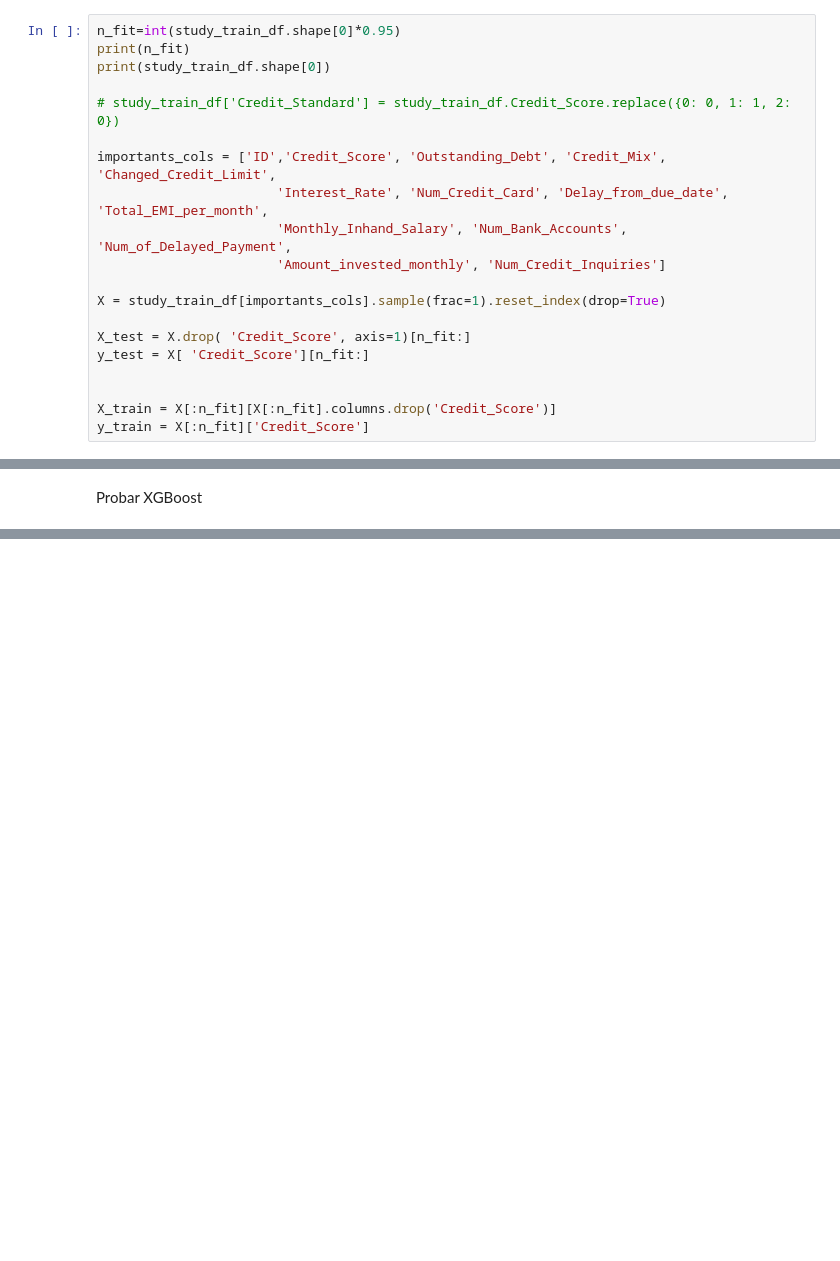
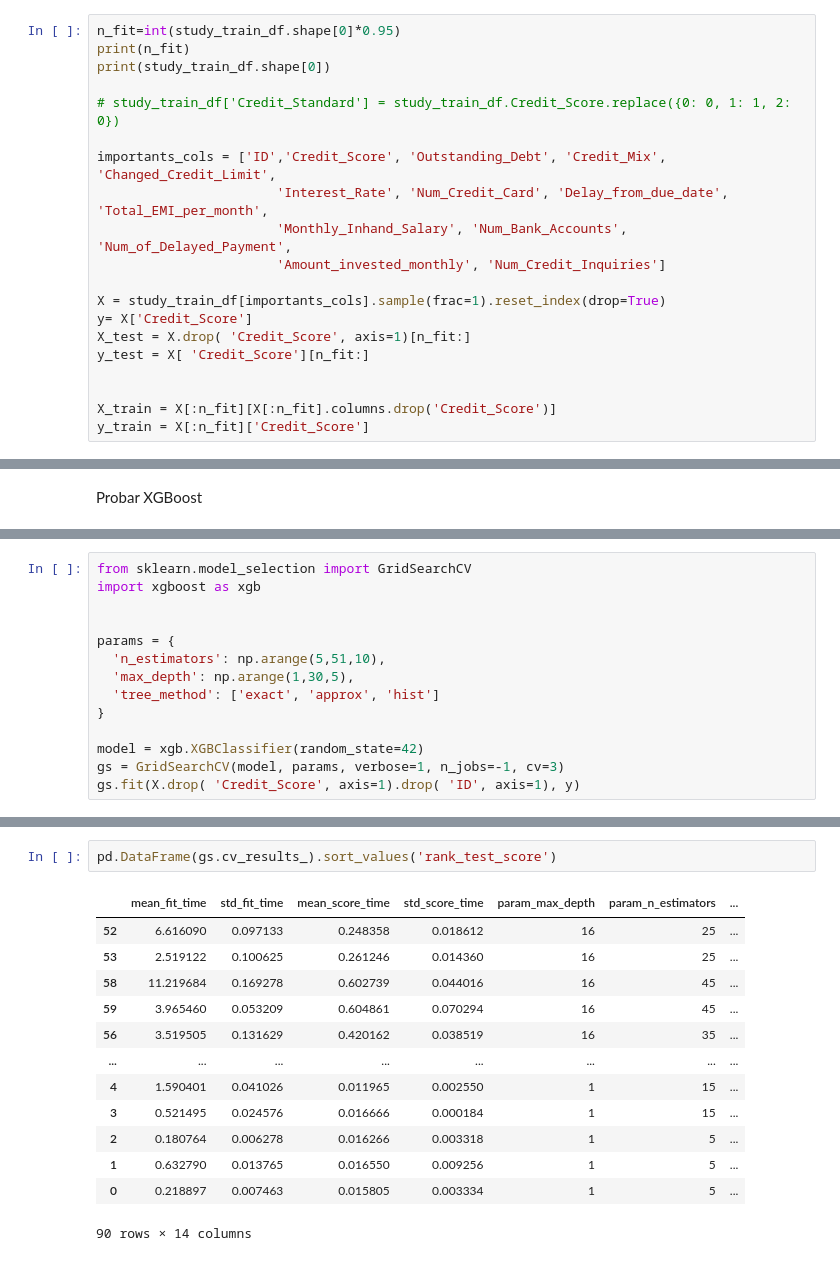
Before and after one commit to Sergio3d/CD-Core, a Jupyter notebook: tema 4/practica4_actualizada.ipynb, the cells around one changed output, grey strips where cells are left out. Cells and saved outputs as stored; diff of their text form; blank space fills up the shorter version.

```diff
--- a/tema 4/practica4_actualizada.ipynb
+++ b/tema 4/practica4_actualizada.ipynb
@@ -369,7 +369,7 @@ importants_cols = ['ID','Credit_Score', 'Outstanding_Debt', 'Credit_Mix', 'Chang
                        'Amount_invested_monthly', 'Num_Credit_Inquiries']
 
 X = study_train_df[importants_cols].sample(frac=1).reset_index(drop=True)
-
+y= X['Credit_Score']
 X_test = X.drop( 'Credit_Score', axis=1)[n_fit:]
 y_test = X[ 'Credit_Score'][n_fit:]
 
@@ -456,0 +482,14 @@ F1: 0.7659751690856592
+# %%
+from sklearn.model_selection import GridSearchCV
+import xgboost as xgb
+
+
+params = {
+  'n_estimators': np.arange(5,51,10),
+  'max_depth': np.arange(1,30,5),
+  'tree_method': ['exact', 'approx', 'hist']
+}
+
+model = xgb.XGBClassifier(random_state=42)
+gs = GridSearchCV(model, params, verbose=1, n_jobs=-1, cv=3)
+gs.fit(X.drop( 'Credit_Score', axis=1).drop( 'ID', axis=1), y)
@@ -456,0 +515,16 @@ F1: 0.7659751690856592
+# %%
+pd.DataFrame(gs.cv_results_).sort_values('rank_test_score')
+# %% [output]
+|  | mean_fit_time | std_fit_time | mean_score_time | std_score_time | param_max_depth | param_n_estimators | ... |
+| 52 | 6.616090 | 0.097133 | 0.248358 | 0.018612 | 16 | 25 | ... |
+| 53 | 2.519122 | 0.100625 | 0.261246 | 0.014360 | 16 | 25 | ... |
+| 58 | 11.219684 | 0.169278 | 0.602739 | 0.044016 | 16 | 45 | ... |
+| 59 | 3.965460 | 0.053209 | 0.604861 | 0.070294 | 16 | 45 | ... |
+| 56 | 3.519505 | 0.131629 | 0.420162 | 0.038519 | 16 | 35 | ... |
+| ... | ... | ... | ... | ... | ... | ... | ... |
+| 4 | 1.590401 | 0.041026 | 0.011965 | 0.002550 | 1 | 15 | ... |
+| 3 | 0.521495 | 0.024576 | 0.016666 | 0.000184 | 1 | 15 | ... |
+| 2 | 0.180764 | 0.006278 | 0.016266 | 0.003318 | 1 | 5 | ... |
+| 1 | 0.632790 | 0.013765 | 0.016550 | 0.009256 | 1 | 5 | ... |
+| 0 | 0.218897 | 0.007463 | 0.015805 | 0.003334 | 1 | 5 | ... |
+90 rows × 14 columns
```
Also changed, not shown: parts of 11 cells of this notebook.
